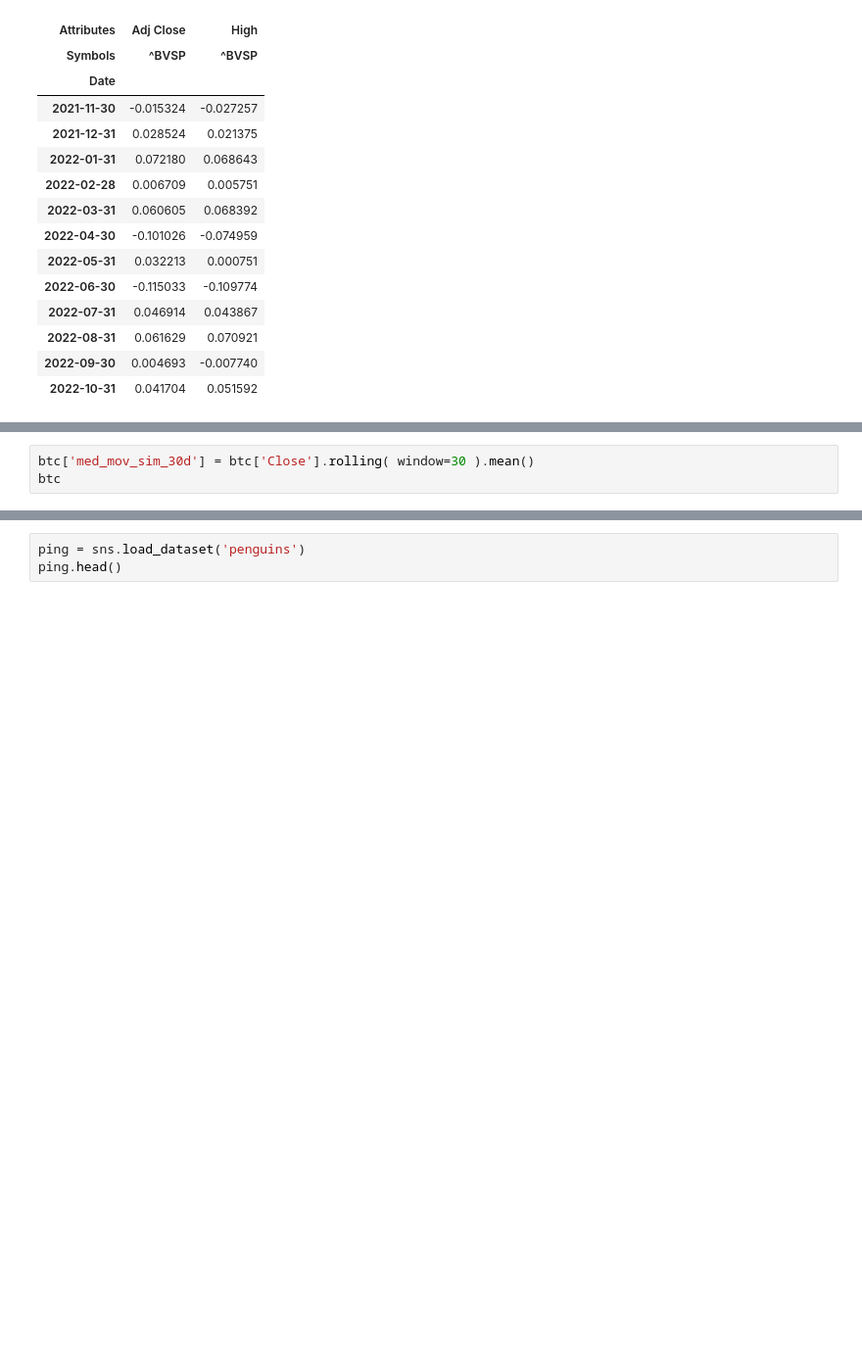
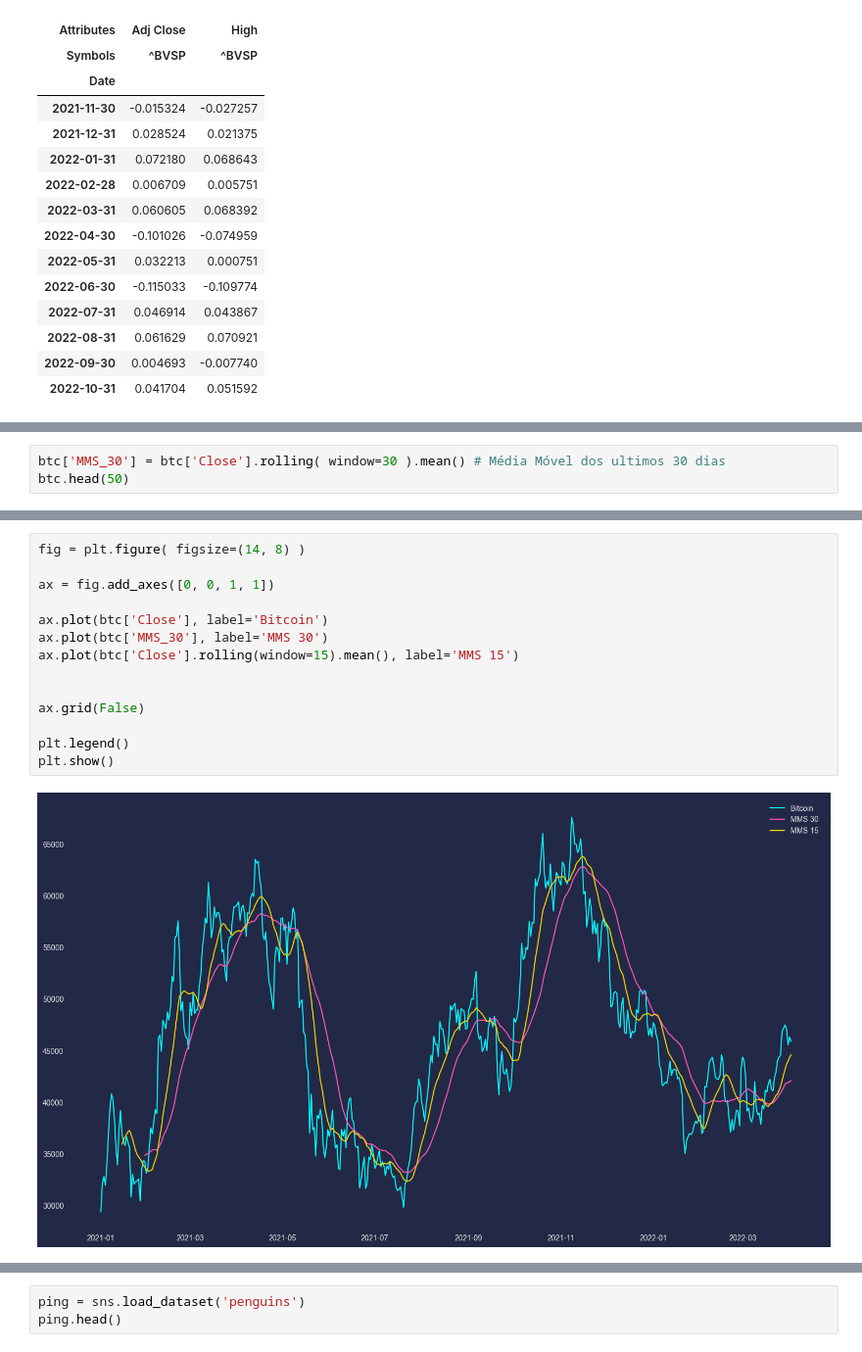
Before and after one commit to WallisonSantos/AppPy, a Jupyter notebook: app.ipynb, the cells around one changed output, grey strips where cells are left out. Shown at 98% size. Drawn from its saved outputs; the diff is of its cells as text; blank space fills up the shorter version.

```diff
--- a/app.ipynb
+++ b/app.ipynb
@@ -101,4 +94,4 @@ btc
 457 rows × 6 columns
 # %%
-btc['med_mov_sim_30d'] = btc['Close'].rolling( window=30 ).mean()
-btc
+btc['MMS_30'] = btc['Close'].rolling( window=30 ).mean() # Média Móvel dos ultimos 30 dias
+btc.head(50)
@@ -104,0 +117,16 @@ btc
+# %%
+fig = plt.figure( figsize=(14, 8) )
+
+ax = fig.add_axes([0, 0, 1, 1])
+
+ax.plot(btc['Close'], label='Bitcoin')
+ax.plot(btc['MMS_30'], label='MMS 30')
+ax.plot(btc['Close'].rolling(window=15).mean(), label='MMS 15')
+
+
+ax.grid(False)
+
+plt.legend()
+plt.show()
+# %% [output]
+[figure, added]
```
Also changed, not shown: parts of 9 cells of this notebook.
